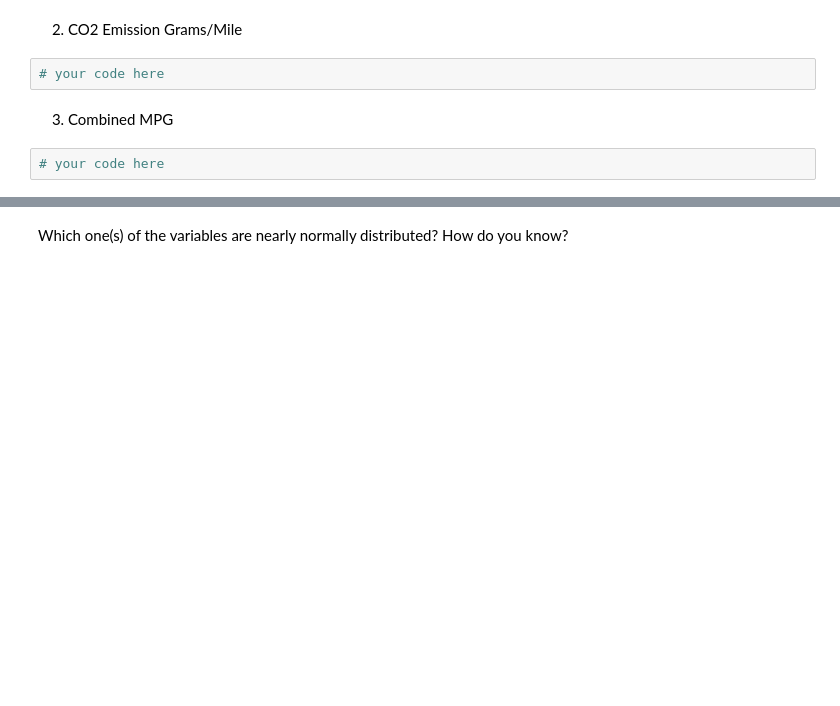
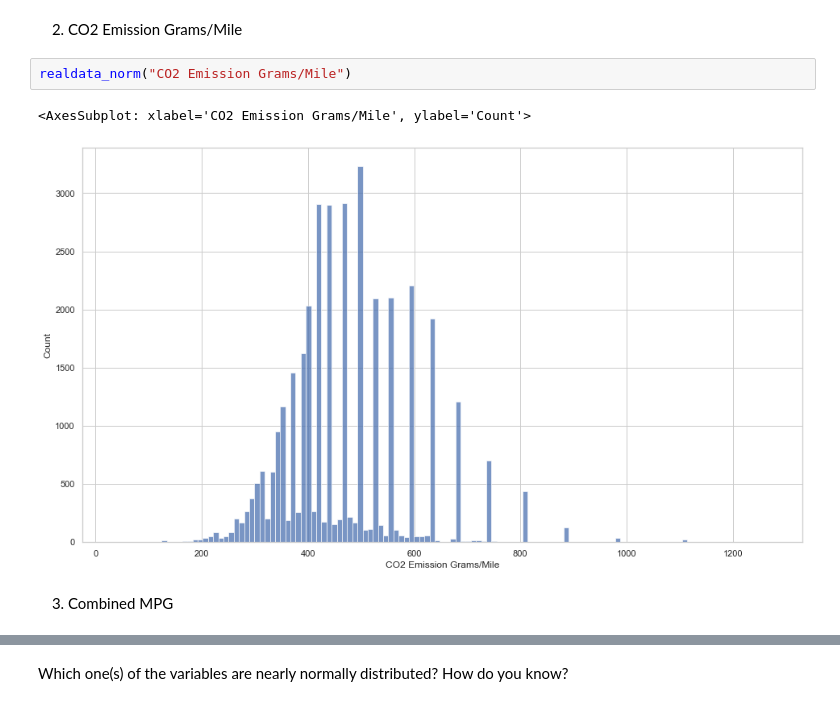
Before and after one commit to Ironhack-data-bcn-january-2023/lab-continuous-probability-distributions, a Jupyter notebook: your-code/main.ipynb, the cells around one changed output, grey strips where cells are left out. Drawn from its saved outputs; the diff is of its cells as text; blank space fills up the shorter version.

```diff
--- a/your-code/main.ipynb
+++ b/your-code/main.ipynb
@@ -181,8 +192,9 @@ def realdata ()
 # %% [markdown]
 2. CO2 Emission Grams/Mile
-# %%
-# your code here
+# %%
+realdata_norm("CO2 Emission Grams/Mile")
+# %% [output]
+<AxesSubplot: xlabel='CO2 Emission Grams/Mile', ylabel='Count'>
+[figure, added]
 # %% [markdown]
 3. Combined MPG
-# %%
-# your code here
```
Also changed, not shown: parts of 12 cells of this notebook.
